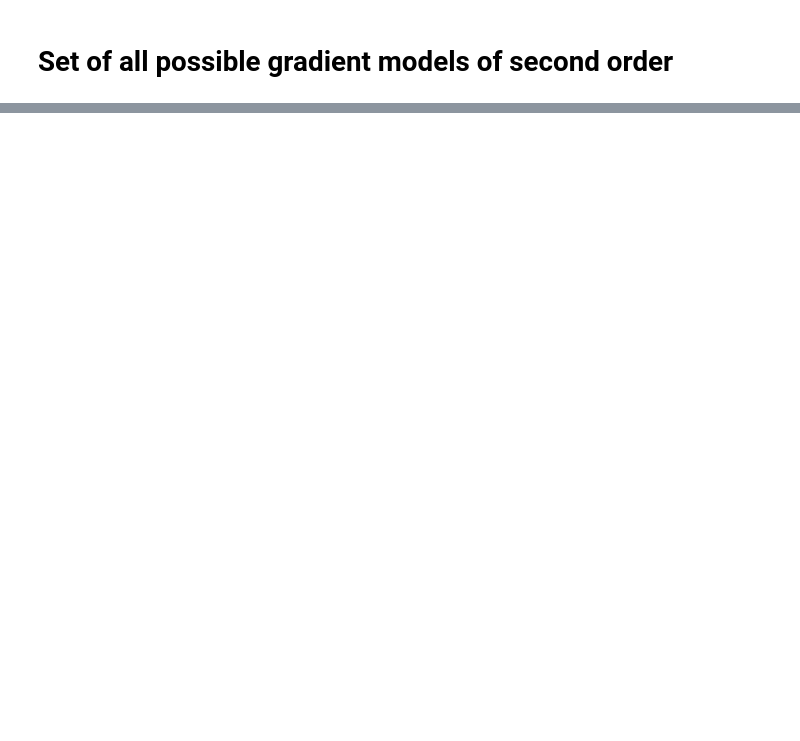
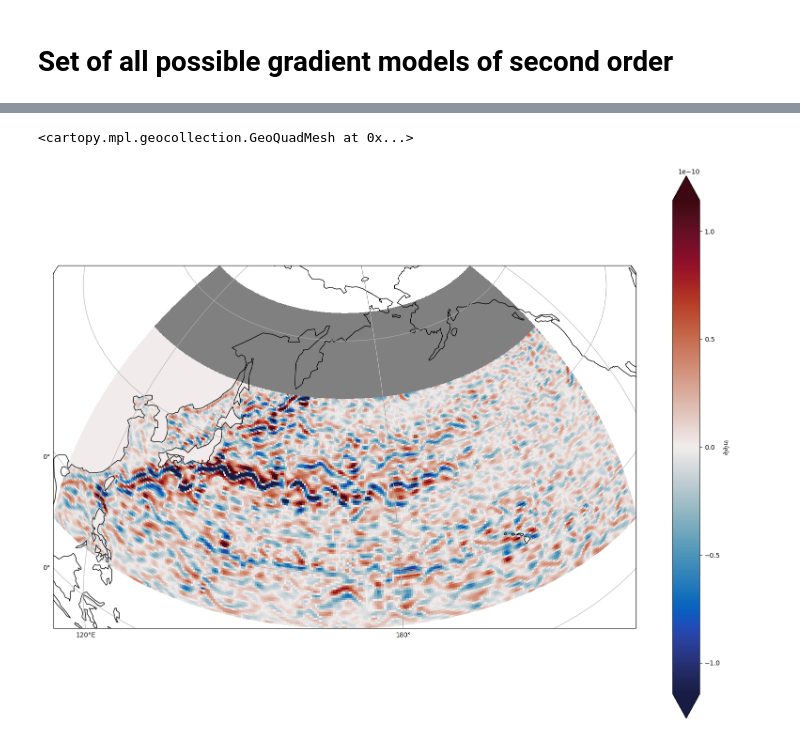
Before and after one commit to m2lines/ANN-momentum-mesoscale, a Jupyter notebook: notebooks/tensor-resgression.ipynb, the cells around one changed output, grey strips where cells are left out. Cells and saved outputs as stored; diff of their text form; code cells hidden in the pictures; blank space fills up the shorter version.

```diff
--- a/notebooks/tensor-resgression.ipynb
+++ b/notebooks/tensor-resgression.ipynb
@@ -601,0 +270,5 @@ for NGM2 in NGM2_set:
+# %%
+plot(ds['2'], selector=select_Pacific)
+# %% [output]
+<cartopy.mpl.geocollection.GeoQuadMesh at 0x...>
+[figure, added]
```
Also changed, not shown: parts of 74 cells of this notebook, 3 other files.
